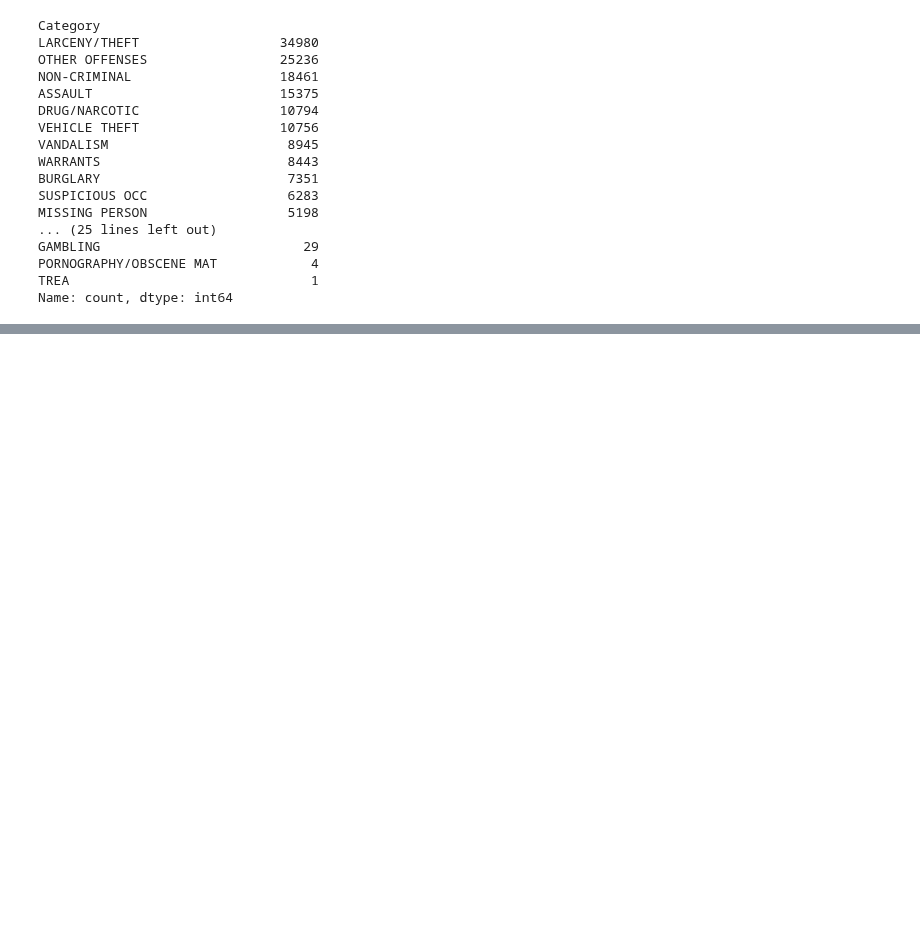
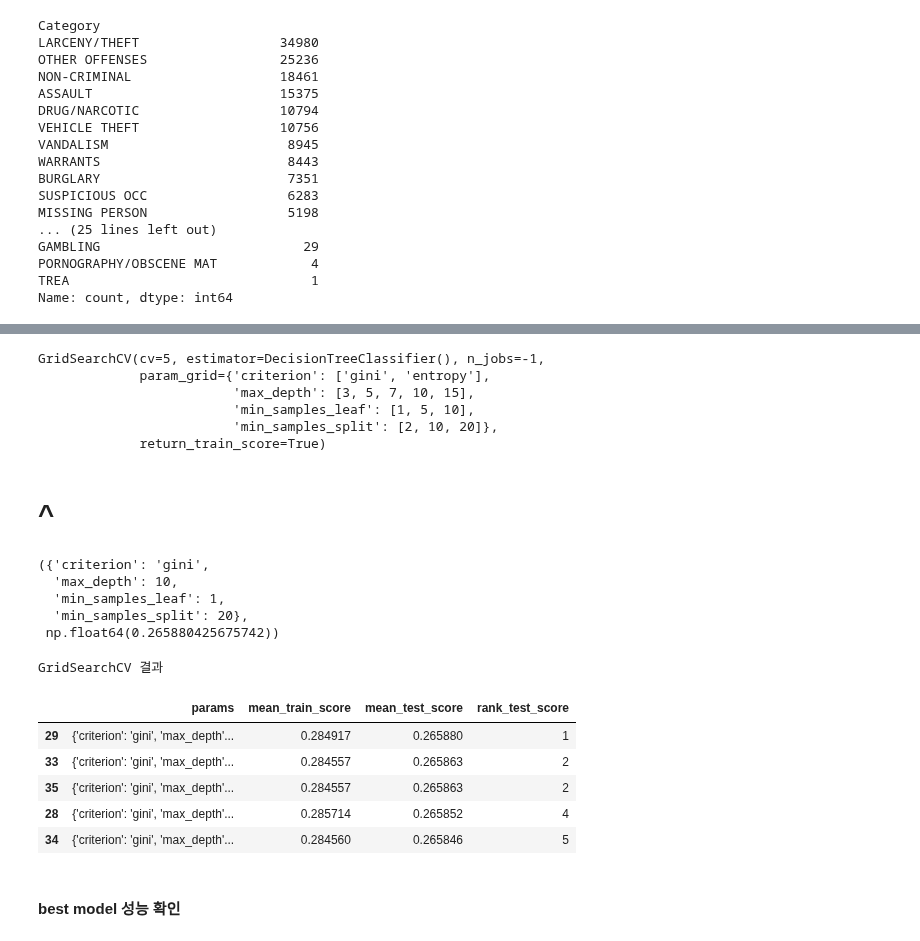
Before and after one commit to carookim/Python, a Jupyter notebook: pandas-data-analysis/part7/7.6.review3.ipynb, the cells around one changed output, grey strips where cells are left out. Cells and saved outputs as stored; diff of their text form; code cells hidden in the pictures; blank space fills up the shorter version.

```diff
--- a/pandas-data-analysis/part7/7.6.review3.ipynb
+++ b/pandas-data-analysis/part7/7.6.review3.ipynb
@@ -116,7 +151,7 @@ from sklearn.model_selection import train_test_split
 X = train.drop(columns=['Category']).to_numpy()
 y = train.Category
 
-x_train,x_tset,y_train,y_test = train_test_split(X,y,stratify=y,train_size=0.2,random_state=42)
+x_train,x_test,y_train,y_test = train_test_split(X,y,stratify=y,train_size=0.2,random_state=42)
 # 그외에도 교차검증 방법이 있다. ^
 
 x_train.shape, y_train.shape
@@ -142,0 +191,71 @@ Name: count, dtype: int64
+# %%
+# 하이퍼 파라메터 튜닝
+from sklearn.model_selection import GridSearchCV
+param_grid = { # 딕셔너리 형태로 설정을 저장
+   'max_depth':[3,5,7,10,15],
+   'min_samples_split' : [2,10,20],  # 노드를 분할하기위한 최소 샘플수(복잡도 제어)
+   'min_samples_leaf' : [1,5,10], # 리프노드를 나누기 위한 최소 샘플수
+   'criterion': ['gini', 'entropy']
+}
+grid_search = GridSearchCV(
+    DecisionTreeClassifier(), # 모델은 학습되지않은 모델을 넣는 게 좋다.
+    param_grid=param_grid,
+    cv=5,
+    return_train_score=True,
+    n_jobs=-1  # 모든 cpu코어 사용 ^
+ )
+grid_search.fit(x_train,y_train)
+# %% [output]
+GridSearchCV(cv=5, estimator=DecisionTreeClassifier(), n_jobs=-1,
+             param_grid={'criterion': ['gini', 'entropy'],
+                         'max_depth': [3, 5, 7, 10, 15],
+                         'min_samples_leaf': [1, 5, 10],
+                         'min_samples_split': [2, 10, 20]},
+             return_train_score=True)
+# %% [markdown]
+# ^
+# %%
+# 최적의 하이퍼 파라메터 값과 점수 조회
+grid_search.best_params_, grid_search.best_score_
+# %% [output]
+({'criterion': 'gini',
+  'max_depth': 10,
+  'min_samples_leaf': 1,
+  'min_samples_split': 20},
+ np.float64(0.265880425675742))
+# %%
+# ^^
+results = pd.DataFrame(grid_search.cv_results_)
+# grid_search.cv_results_ ^
+# 그리드서치가 탐색한 모든 하이퍼파라미터 조합별 성능 기록표
+# 를 데이터 프레임으로 변환하여 저장
+
+results = results.sort_values(by = 'rank_test_score')
+# 'rank_test_score'는 mean_test_score 기준으로 성능 순위를 매긴 값이에요.
+# 1이 최고 성능을 의미하고, 숫자가 커질수록 성능이 낮은 조합이에요.
+
+results = results[[
+    'params',
+    'mean_train_score',
+    'mean_test_score',
+    'rank_test_score'
+]]
+# DataFrame에서 필요한 컬럼만 선택해서 새로운 DataFrame을 만드는 것.
+# 선택한 컬럼 의미
+# 'params' → 사용한 하이퍼파라미터 조합
+# 'mean_train_score' → 훈련 데이터에서의 평균 점수
+# 'mean_test_score' → 검증 데이터에서의 평균 점수
+# 'rank_test_score' → 검증 점수 기준 순위
+
+print('GridSearchCV 결과')
+results.head()
+# %% [output]
+GridSearchCV 결과
+|  | params | mean_train_score | mean_test_score | rank_test_score |
+| 29 | {'criterion': 'gini', 'max_depth'... | 0.284917 | 0.265880 | 1 |
+| 33 | {'criterion': 'gini', 'max_depth'... | 0.284557 | 0.265863 | 2 |
+| 35 | {'criterion': 'gini', 'max_depth'... | 0.284557 | 0.265863 | 2 |
+| 28 | {'criterion': 'gini', 'max_depth'... | 0.285714 | 0.265852 | 4 |
+| 34 | {'criterion': 'gini', 'max_depth'... | 0.284560 | 0.265846 | 5 |
+# %% [markdown]
+#### best model 성능 확인
```
Also changed, not shown: parts of 21 cells of this notebook.
